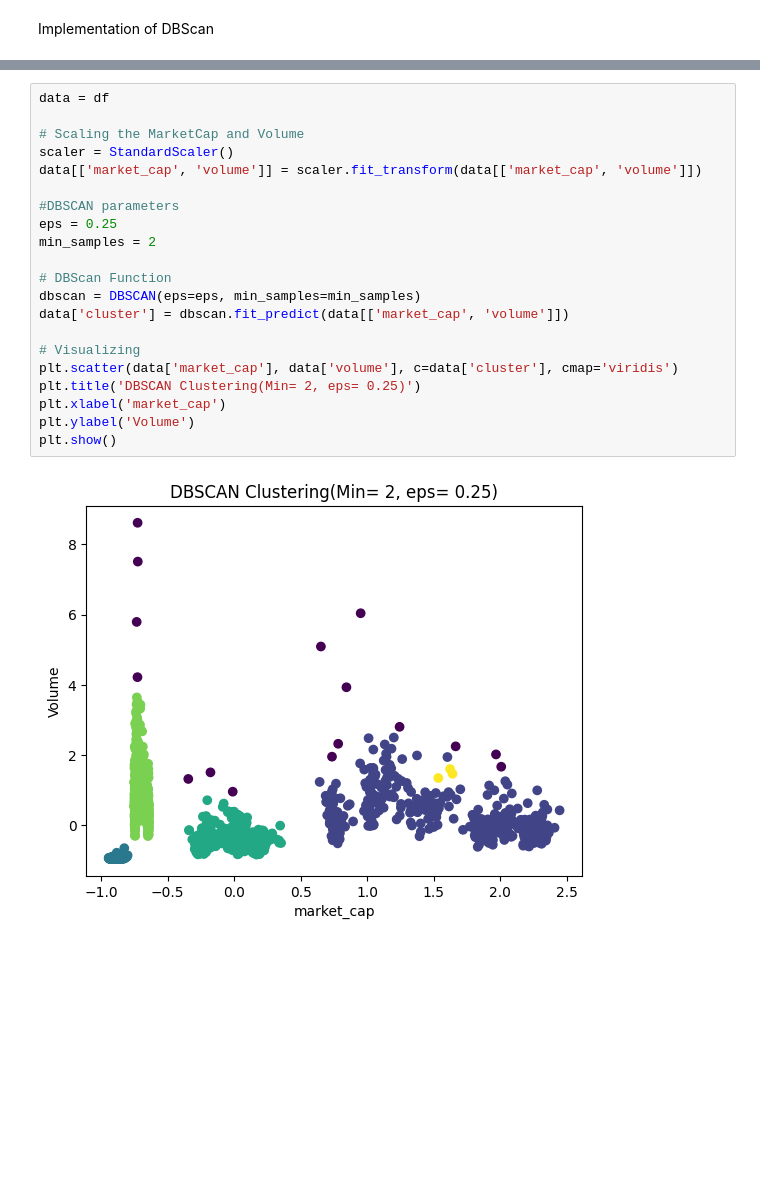
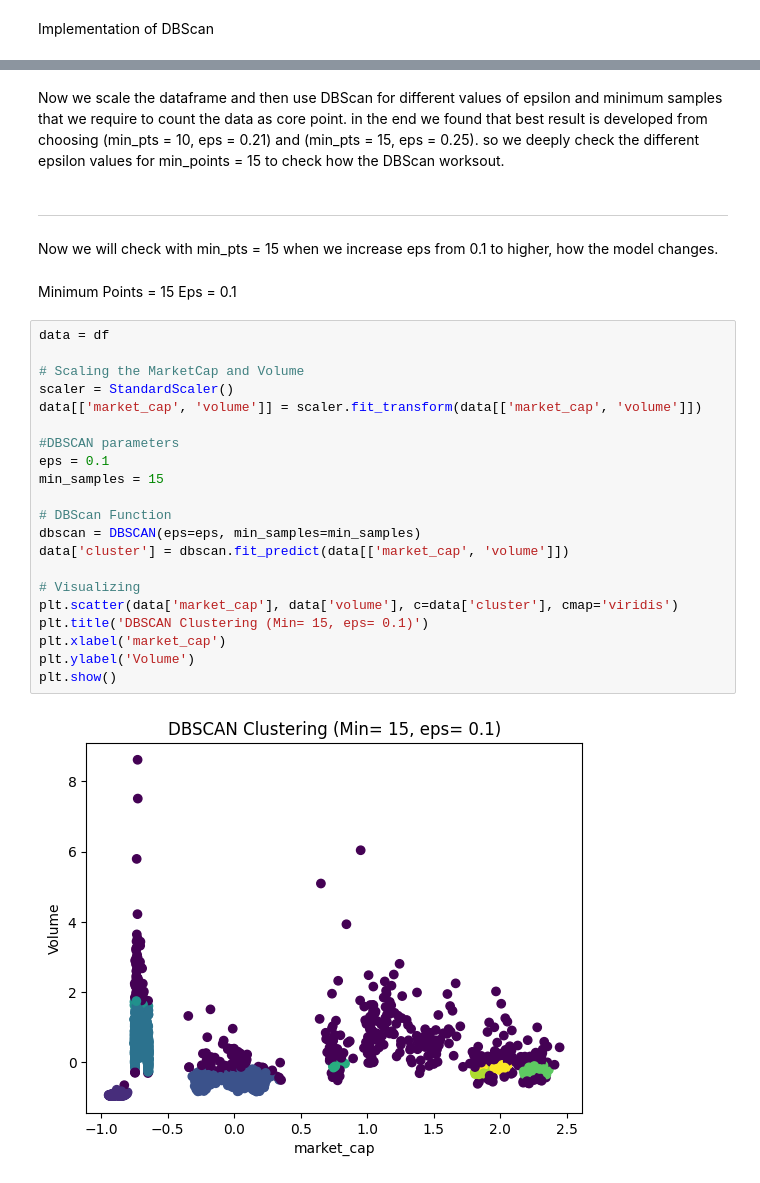
Before and after one commit to mr-robot77/Quera_G11-Project2, a Jupyter notebook: Problem 1/dbscan.ipynb, the cells around one changed output, grey strips where cells are left out. Saved outputs shown, nothing was run; the diff lists cells and outputs as text; blank space fills up the shorter version.

```diff
--- a/Problem 1/dbscan.ipynb
+++ b/Problem 1/dbscan.ipynb
@@ -222,23 +33,34 @@ Eps = 0.25
-# %%
-data = df
-
-# Scaling the MarketCap and Volume
-scaler = StandardScaler()
-data[['market_cap', 'volume']] = scaler.fit_transform(data[['market_cap', 'volume']])
-
-#DBSCAN parameters
-eps = 0.25
-min_samples = 2
-
-# DBScan Function
-dbscan = DBSCAN(eps=eps, min_samples=min_samples)
-data['cluster'] = dbscan.fit_predict(data[['market_cap', 'volume']])
-
-# Visualizing
-plt.scatter(data['market_cap'], data['volume'], c=data['cluster'], cmap='viridis')
-plt.title('DBSCAN Clustering(Min= 2, eps= 0.25)')
-plt.xlabel('market_cap')
-plt.ylabel('Volume')
-plt.show()
-# %% [output]
-[figure, removed]
+# %% [markdown]
+Now we scale the dataframe and then use DBScan for different values of epsilon and minimum samples that we require to count the data as core point.
+in the end we found that best result is developed from choosing (min_pts = 10, eps = 0.21) and (min_pts = 15, eps = 0.25).
+so we deeply check the different epsilon values for min_points = 15 to check how the DBScan worksout.
+# %% [markdown]
+---
+# %% [markdown]
+Now we will check with min_pts = 15 when we increase eps from 0.1 to higher, how the model changes.
+# %% [markdown]
+Minimum Points = 15
+Eps = 0.1
+# %%
+data = df
+
+# Scaling the MarketCap and Volume
+scaler = StandardScaler()
+data[['market_cap', 'volume']] = scaler.fit_transform(data[['market_cap', 'volume']])
+
+#DBSCAN parameters
+eps = 0.1
+min_samples = 15
+
+# DBScan Function
+dbscan = DBSCAN(eps=eps, min_samples=min_samples)
+data['cluster'] = dbscan.fit_predict(data[['market_cap', 'volume']])
+
+# Visualizing
+plt.scatter(data['market_cap'], data['volume'], c=data['cluster'], cmap='viridis')
+plt.title('DBSCAN Clustering (Min= 15, eps= 0.1)')
+plt.xlabel('market_cap')
+plt.ylabel('Volume')
+plt.show()
+# %% [output]
+[figure, added]
```
Also changed, not shown: parts of 36 cells of this notebook.
